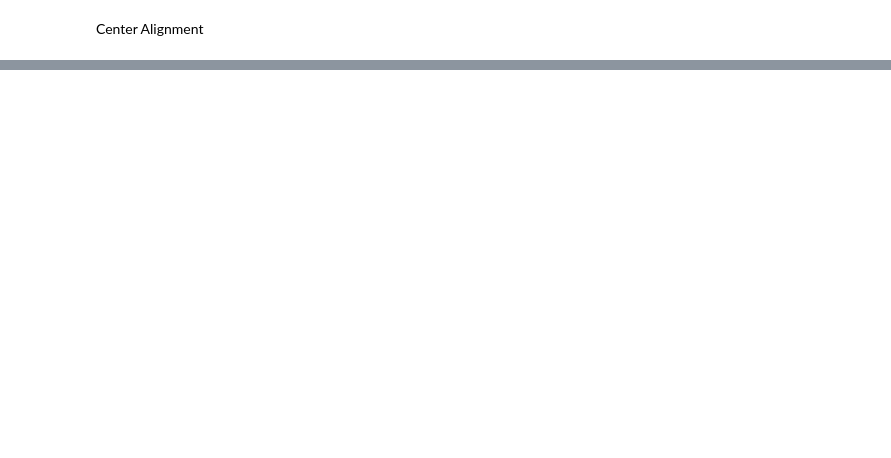
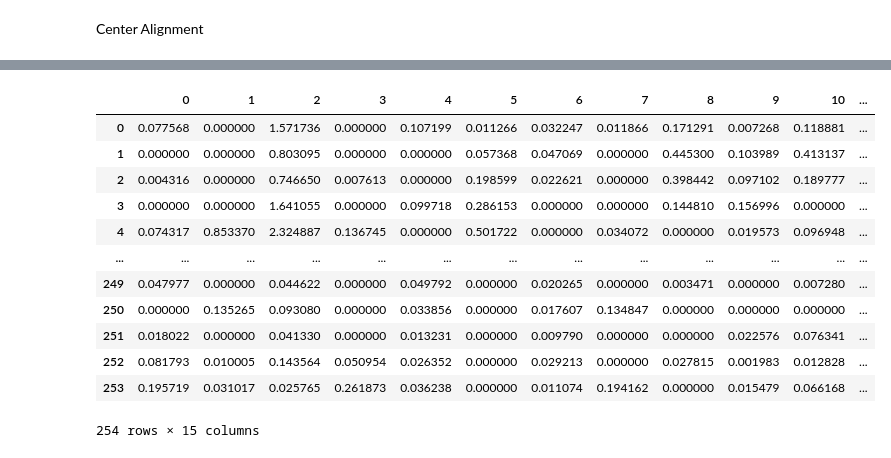
Before and after one commit to raphael-group/paste, a Jupyter notebook: src/Tutorial.ipynb, the cells around one changed output, grey strips where cells are left out. Drawn from its saved outputs; the diff is of its cells as text; code cells hidden in the pictures; blank space fills up the shorter version.

```diff
--- a/src/Tutorial.ipynb
+++ b/src/Tutorial.ipynb
@@ -104,0 +124,16 @@ Iteration: 2
+# %%
+pd.DataFrame(W)
+# %% [output]
+|  | 0 | 1 | 2 | 3 | 4 | 5 | 6 | 7 | 8 | 9 | 10 | ... |
+| 0 | 0.077568 | 0.000000 | 1.571736 | 0.000000 | 0.107199 | 0.011266 | 0.032247 | 0.011866 | 0.171291 | 0.007268 | 0.118881 | ... |
+| 1 | 0.000000 | 0.000000 | 0.803095 | 0.000000 | 0.000000 | 0.057368 | 0.047069 | 0.000000 | 0.445300 | 0.103989 | 0.413137 | ... |
+| 2 | 0.004316 | 0.000000 | 0.746650 | 0.007613 | 0.000000 | 0.198599 | 0.022621 | 0.000000 | 0.398442 | 0.097102 | 0.189777 | ... |
+| 3 | 0.000000 | 0.000000 | 1.641055 | 0.000000 | 0.099718 | 0.286153 | 0.000000 | 0.000000 | 0.144810 | 0.156996 | 0.000000 | ... |
+| 4 | 0.074317 | 0.853370 | 2.324887 | 0.136745 | 0.000000 | 0.501722 | 0.000000 | 0.034072 | 0.000000 | 0.019573 | 0.096948 | ... |
+| ... | ... | ... | ... | ... | ... | ... | ... | ... | ... | ... | ... | ... |
+| 249 | 0.047977 | 0.000000 | 0.044622 | 0.000000 | 0.049792 | 0.000000 | 0.020265 | 0.000000 | 0.003471 | 0.000000 | 0.007280 | ... |
+| 250 | 0.000000 | 0.135265 | 0.093080 | 0.000000 | 0.033856 | 0.000000 | 0.017607 | 0.134847 | 0.000000 | 0.000000 | 0.000000 | ... |
+| 251 | 0.018022 | 0.000000 | 0.041330 | 0.000000 | 0.013231 | 0.000000 | 0.009790 | 0.000000 | 0.000000 | 0.022576 | 0.076341 | ... |
+| 252 | 0.081793 | 0.010005 | 0.143564 | 0.050954 | 0.026352 | 0.000000 | 0.029213 | 0.000000 | 0.027815 | 0.001983 | 0.012828 | ... |
+| 253 | 0.195719 | 0.031017 | 0.025765 | 0.261873 | 0.036238 | 0.000000 | 0.011074 | 0.194162 | 0.000000 | 0.015479 | 0.066168 | ... |
+254 rows × 15 columns
```
Also changed, not shown: parts of 4 cells of this notebook.
